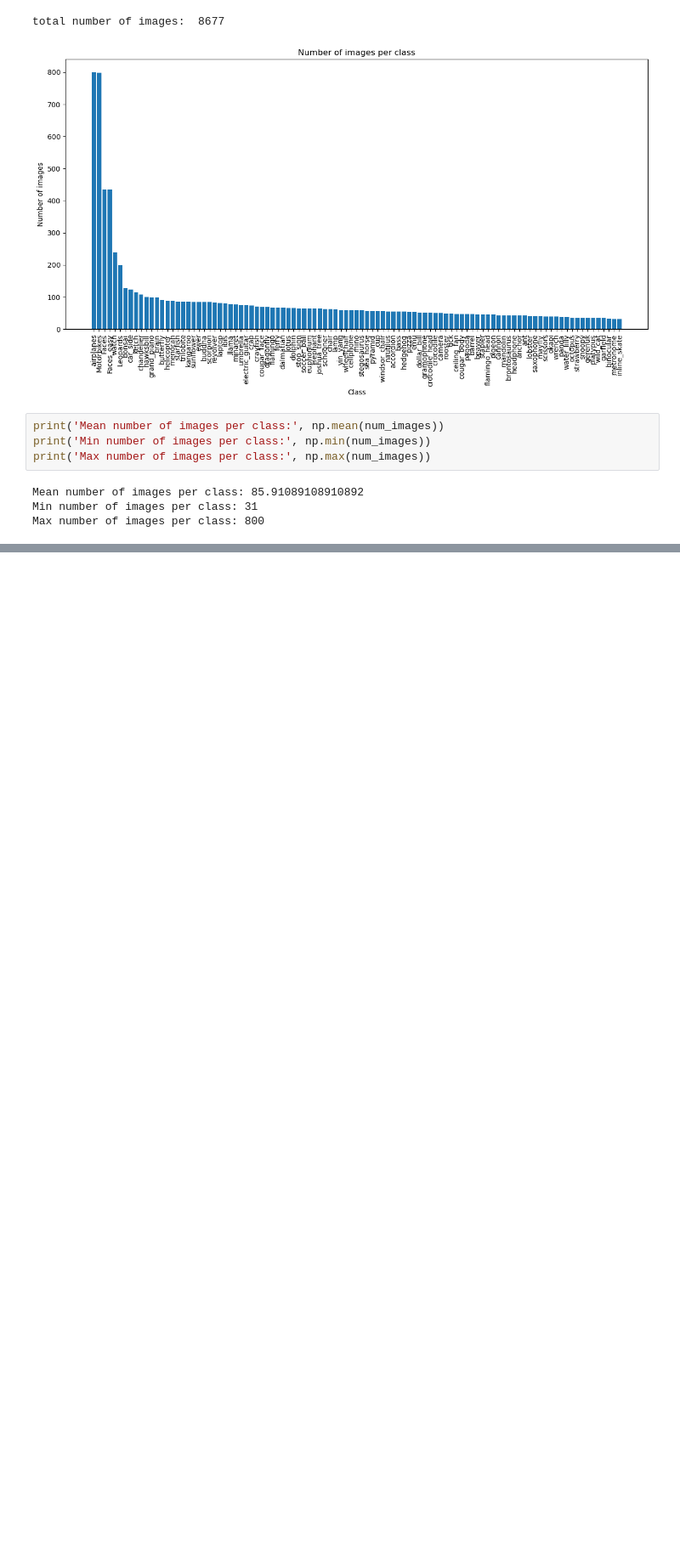
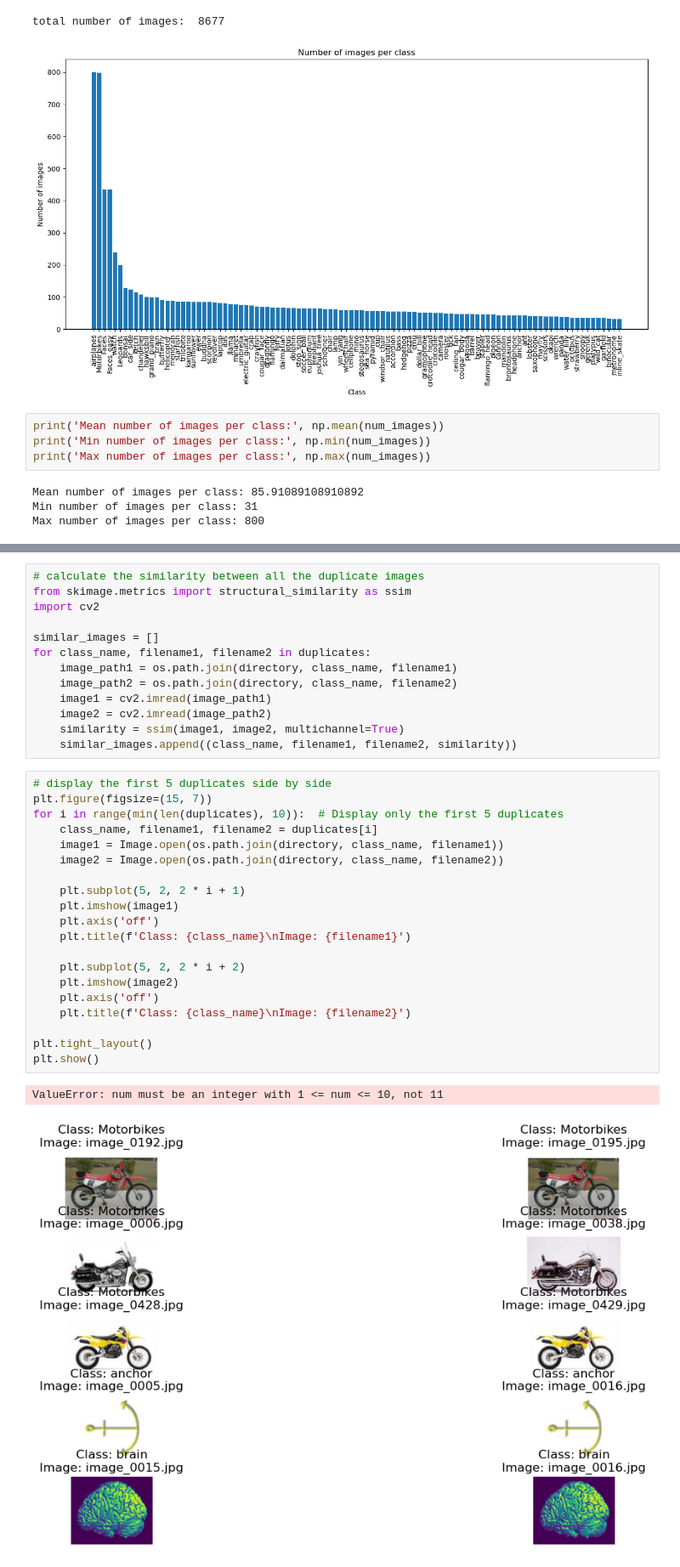
Before and after one commit to MrLFW/deeplearningcw, a Jupyter notebook: exploratory_data_analysis.ipynb, the cells around one changed output, grey strips where cells are left out. Shown at 85% size. Cells and saved outputs as stored; diff of their text form; blank space fills up the shorter version.

```diff
--- a/exploratory_data_analysis.ipynb
+++ b/exploratory_data_analysis.ipynb
@@ -40,0 +78,36 @@ Max number of images per class: 800
+# %%
+# calculate the similarity between all the duplicate images
+from skimage.metrics import structural_similarity as ssim
+import cv2
+
+similar_images = []
+for class_name, filename1, filename2 in duplicates:
+    image_path1 = os.path.join(directory, class_name, filename1)
+    image_path2 = os.path.join(directory, class_name, filename2)
+    image1 = cv2.imread(image_path1)
+    image2 = cv2.imread(image_path2)
+    similarity = ssim(image1, image2, multichannel=True)
+    similar_images.append((class_name, filename1, filename2, similarity))
+# %%
+# display the first 5 duplicates side by side
+plt.figure(figsize=(15, 7))
+for i in range(min(len(duplicates), 10)):  # Display only the first 5 duplicates
+    class_name, filename1, filename2 = duplicates[i]
+    image1 = Image.open(os.path.join(directory, class_name, filename1))
+    image2 = Image.open(os.path.join(directory, class_name, filename2))
+
+    plt.subplot(5, 2, 2 * i + 1)
+    plt.imshow(image1)
+    plt.axis('off')
+    plt.title(f'Class: {class_name}\nImage: {filename1}')
+
+    plt.subplot(5, 2, 2 * i + 2)
+    plt.imshow(image2)
+    plt.axis('off')
+    plt.title(f'Class: {class_name}\nImage: {filename2}')
+
+plt.tight_layout()
+plt.show()
+# %% [output]
+ValueError: num must be an integer with 1 <= num <= 10, not 11
+[figure, added]
```
Also changed, not shown: parts of 1 cell of this notebook, 2 other files.
